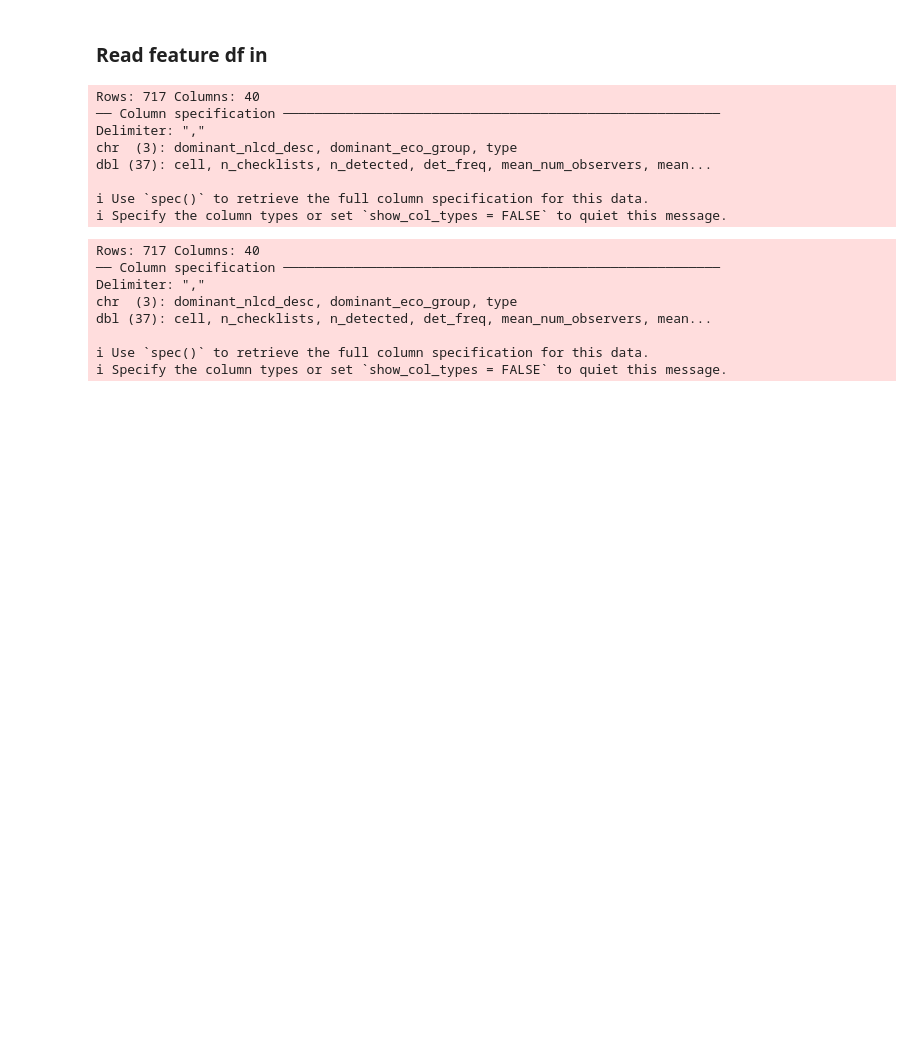
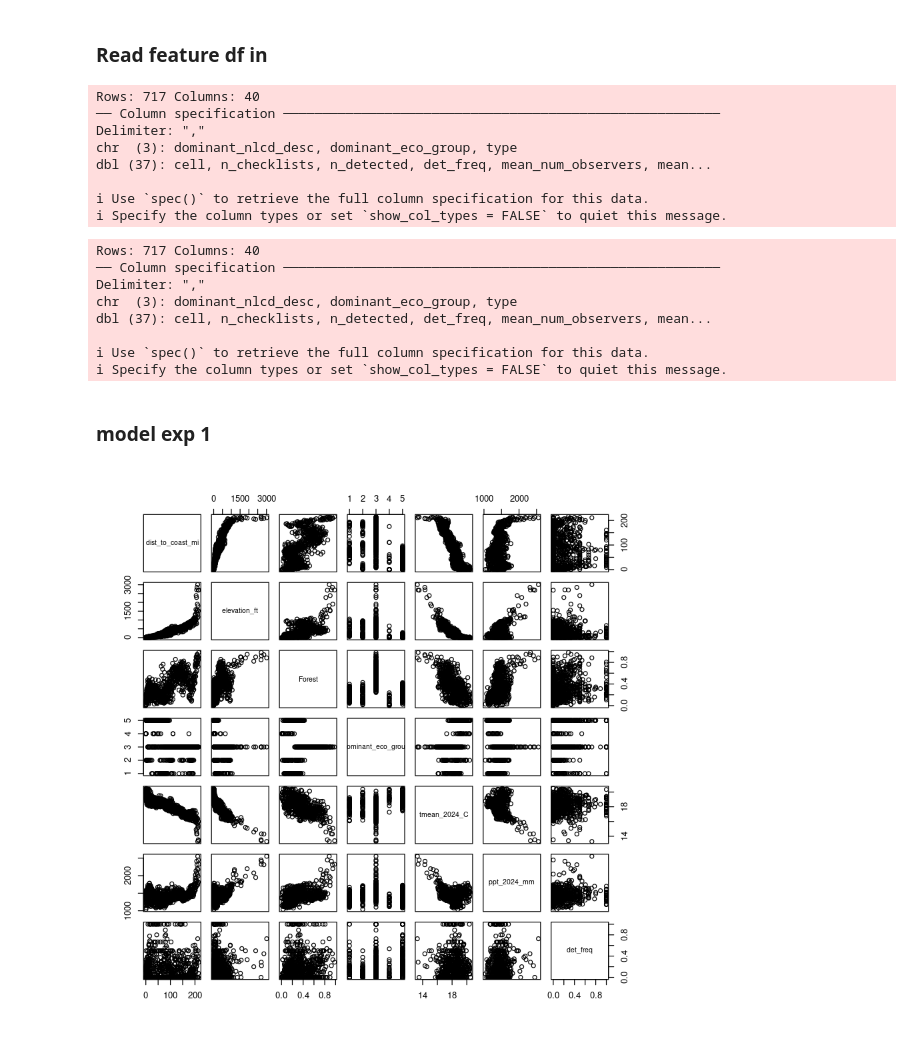
Before and after one commit to jbowen102/STAT_420_Final_Project, a Jupyter notebook: ebird_modeling.ipynb, the cells around one changed output. Drawn from its saved outputs; the diff is of its cells as text; code cells hidden in the pictures; blank space fills up the shorter version.

Commit message:
Exploratory data analysis - comparing pileated woodpecker model to osprey model.

```diff
--- a/ebird_modeling.ipynb
+++ b/ebird_modeling.ipynb
@@ -86,3 +86,5 @@ dbl (37): cell, n_checklists, n_detected, det_freq, mean_num_observers, mean...
 
 ℹ Use `spec()` to retrieve the full column specification for this data.
 ℹ Specify the column types or set `show_col_types = FALSE` to quiet this message.
+# %% [markdown]
+### model exp 1
@@ -88,0 +95,9 @@ dbl (37): cell, n_checklists, n_detected, det_freq, mean_num_observers, mean...
+# %%
+# pairs(ebird_features_df_pwo[c("mean_num_observers", "mean_start_time_hr", "med_duration", "mean_dist_km",
+#         "dist_to_coast_mi", "elevation_ft", "Forest", "dominant_eco_group",
+#         "tmean_2024_C", "ppt_2024_mm", "det_freq")])
+pairs(ebird_features_df_pwo[c(
+        "dist_to_coast_mi", "elevation_ft", "Forest", "dominant_eco_group",
+        "tmean_2024_C", "ppt_2024_mm", "det_freq")])
+# %% [output]
+[figure, added]
```
Also changed, not shown: parts of 12 cells of this notebook.
